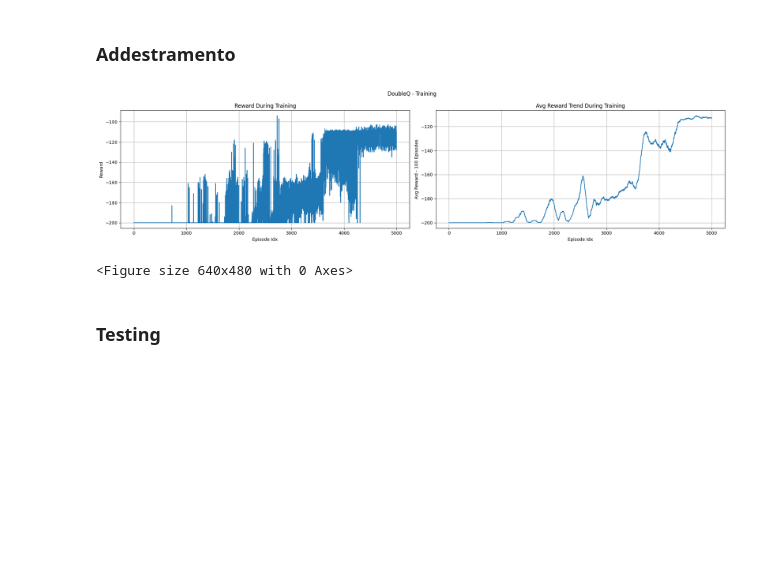
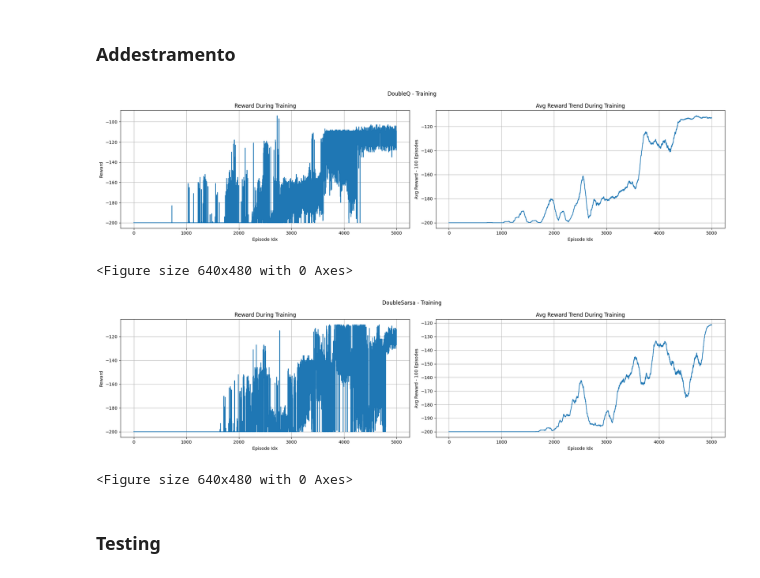
Before and after one commit to SimoneNicosanti/ML_Project, a Jupyter notebook: Project.ipynb, the cells around one changed output. Drawn from its saved outputs; the diff is of its cells as text; code cells hidden in the pictures; blank space fills up the shorter version.

```diff
--- a/Project.ipynb
+++ b/Project.ipynb
@@ -809,11 +884,14 @@ Best Params >>> [0.18784762786898232, 1.0, 0.5]
 # %%
 DOUBLE_TRAINED_FILE_NAME = "./DoubleTrained.pkl"
 doubleTrainedDict = loadDictFromFile(DOUBLE_TRAINED_FILE_NAME)
 
 doubleQ, _ = trainAgent(DoubleQ, DOUBLE_TRAINED_FILE_NAME, doubleTrainedDict, doubleParamsDict, TRAIN_EPISODES)
+doubleSarsa, _ = trainAgent(DoubleSarsa, DOUBLE_TRAINED_FILE_NAME, doubleTrainedDict, doubleParamsDict, TRAIN_EPISODES)
 # %% [output]
 [figure]
 <Figure size 640x480 with 0 Axes>
+[figure, added]
+<Figure size 640x480 with 0 Axes>
 # %% [markdown]
 ### Testing
 # %%
```
Also changed, not shown: parts of 11 cells of this notebook, 2 other files.
